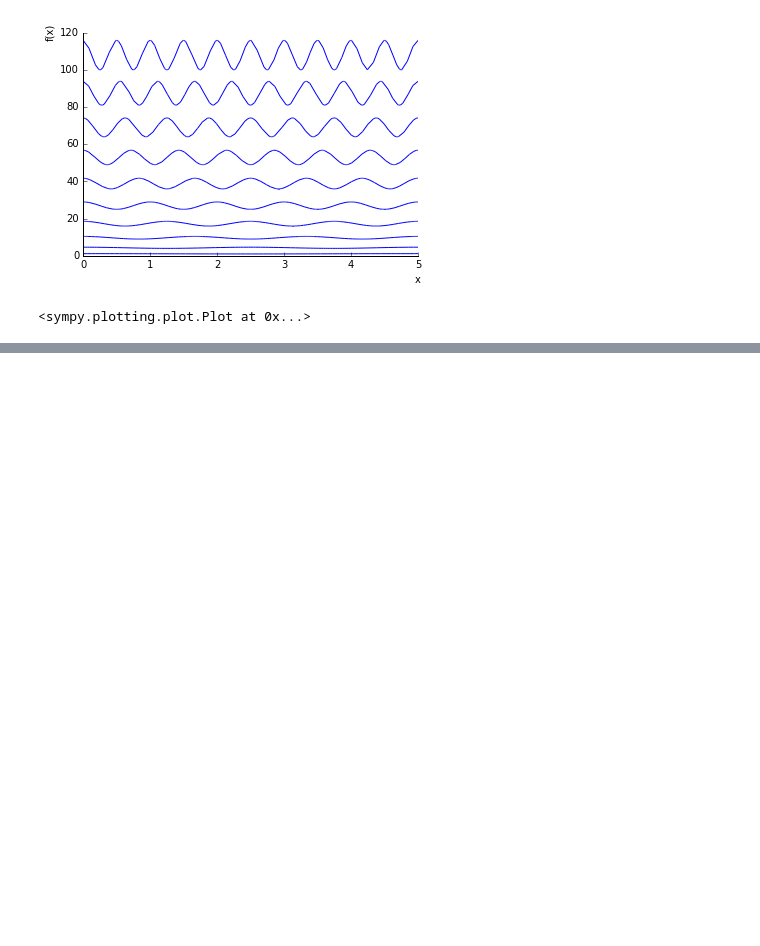
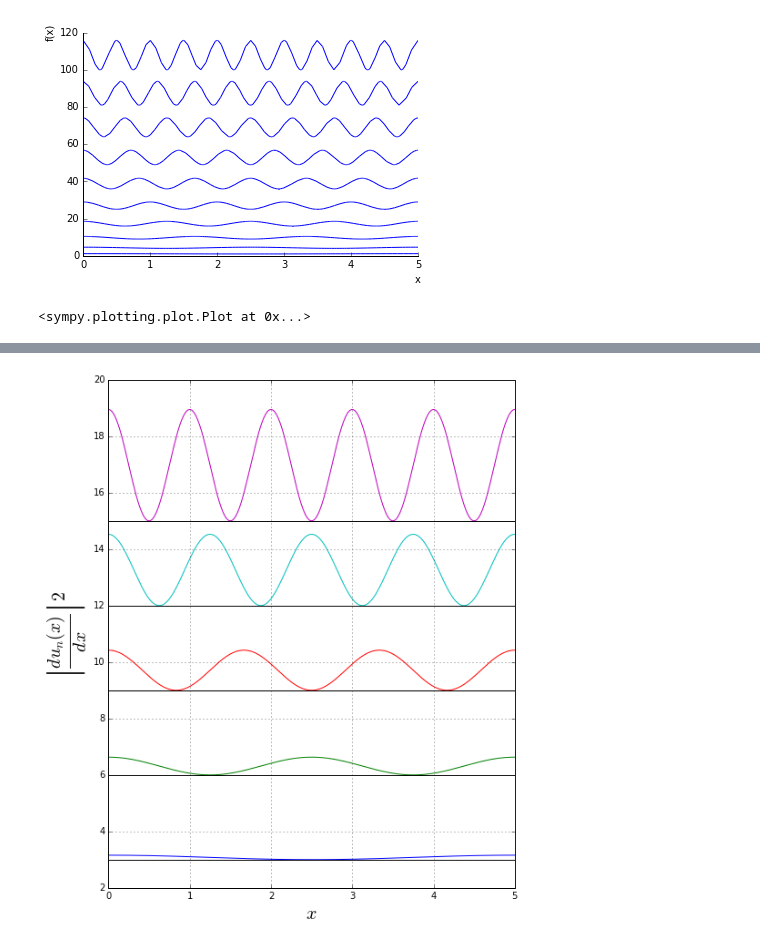
Before and after one commit to mkarakoc/Kuantum_Fizigi, a Jupyter notebook: programlar/SonsuzKuyudaki_Parcacik.ipynb, the cells around one changed output, grey strips where cells are left out. Drawn from its saved outputs; the diff is of its cells as text; code cells hidden in the pictures; blank space fills up the shorter version.

```diff
--- a/programlar/SonsuzKuyudaki_Parcacik.ipynb
+++ b/programlar/SonsuzKuyudaki_Parcacik.ipynb
@@ -67,0 +94,15 @@ plot(*p)
+# %%
+plt.figure(figsize=(8,10))
+
+xm = np.linspace(0, aa, 250)
+for n in range(1, 6):
+    plt.plot(xm, dpsi_np(xm)**2 + 3*n)
+    plt.axhline(3*n, color="black")
+
+
+plt.xlabel('$x$', fontsize=20)
+plt.ylabel(r'$\left|\frac{d u_n(x)}{dx}\right|^2$', fontsize=28)
+plt.grid()
+plt.show()
+# %% [output]
+[figure, added]
```
Also changed, not shown: parts of 6 cells of this notebook, 4 other files.
